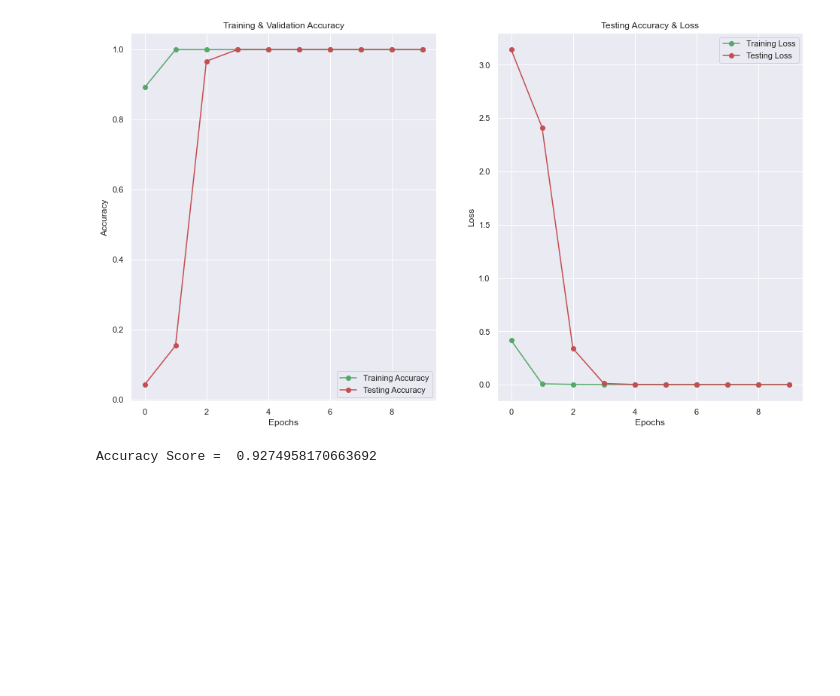
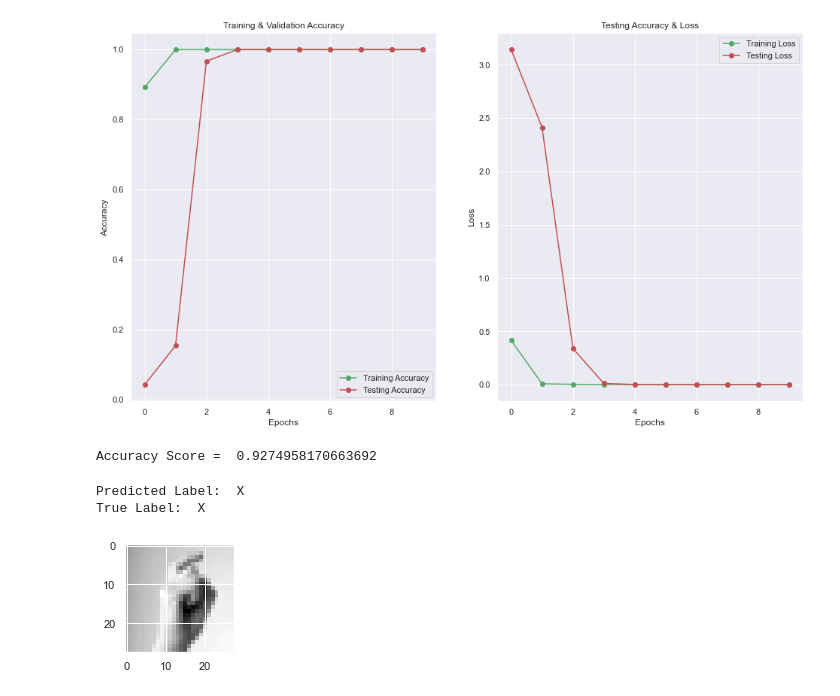
Before and after one commit to Legfi/Real-Time-Sign-Language-Detection, a Jupyter notebook: sign lang Ahmed El Akkouri.ipynb, the cells around one changed output. Drawn from its saved outputs; the diff is of its cells as text; code cells hidden in the pictures; blank space fills up the shorter version.

```diff
--- a/sign lang Ahmed El Akkouri.ipynb
+++ b/sign lang Ahmed El Akkouri.ipynb
@@ -214,3 +219,13 @@ Accuracy Score =  0.9274958170663692
+# %%
+i = random.randint(1, len(prediction))
+fig, ax1 = plt.subplots(figsize=(2,2))
+plt.imshow(X_test[i, : , : , 0].reshape((28,28)), cmap= "gray")
+print("Predicted Label: " , labels[int(prediction[i])])
+print("True Label: ", labels[int(y_test[i])])
+# %% [output]
+Predicted Label:  X
+True Label:  X
+[figure, added]
 # %%
 i = random.randint(1, len(prediction))
 plt.imshow(X_test[i, : , : , 0])
```
Also changed, not shown: parts of 3 cells of this notebook.
